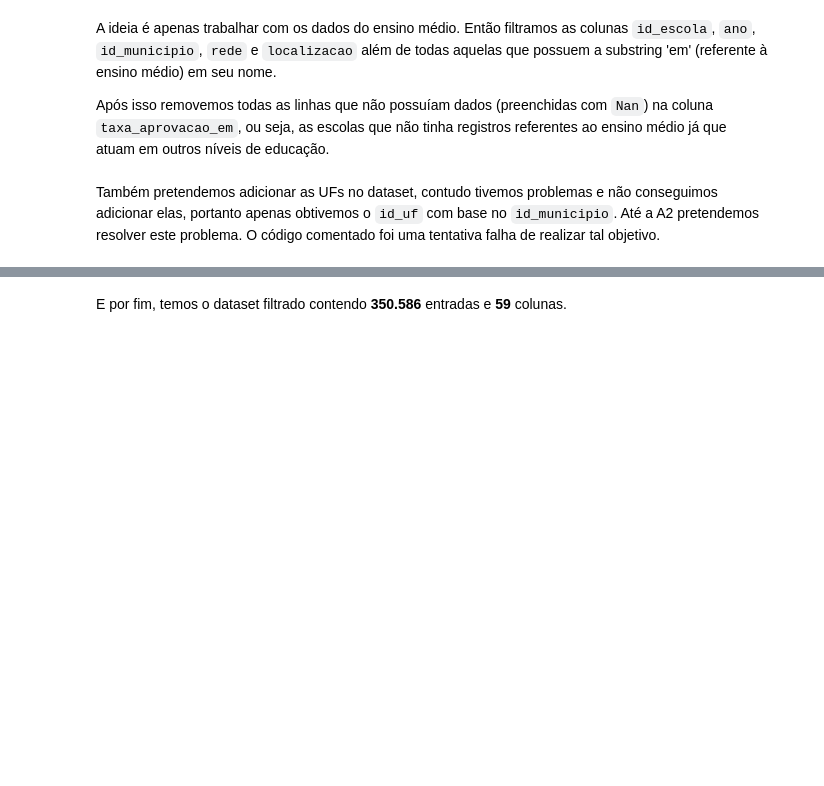
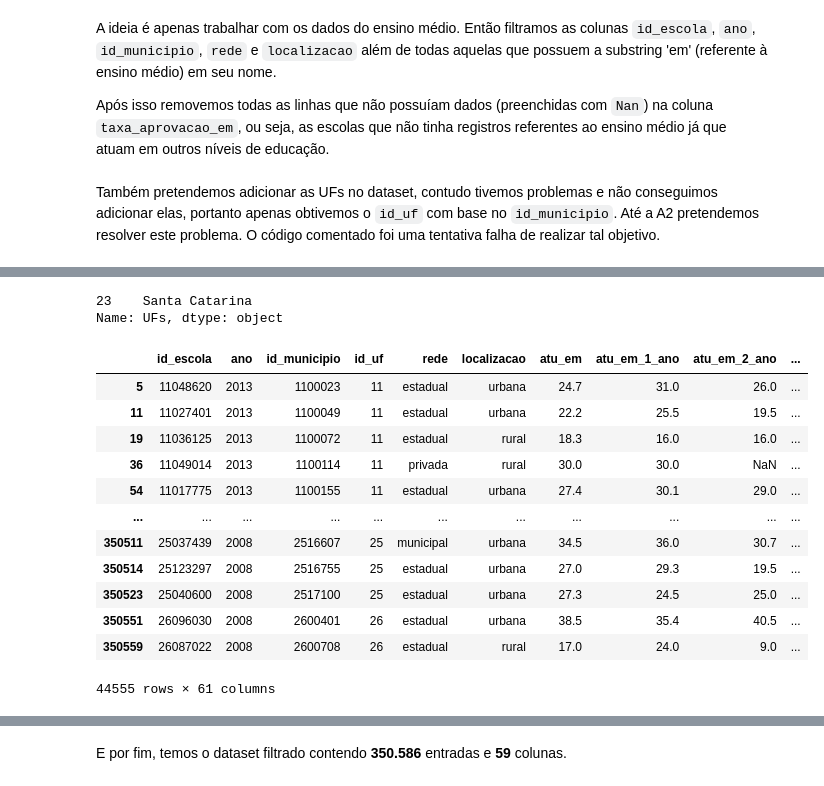
Before and after one commit to maisafraiz/projeto-amd, a Jupyter notebook: project.ipynb, the cells around one changed output, grey strips where cells are left out. Drawn from its saved outputs; the diff is of its cells as text; code cells hidden in the pictures; blank space fills up the shorter version.

```diff
--- a/project.ipynb
+++ b/project.ipynb
@@ -231,3 +264,24 @@ df_escola_em.insert(3, "uf", ufs, True)
+# %%
+df_codigos_uf.query(f"Códigos == {int(str(row['id_municipio'])[0:2])}")['UFs']
+# %% [output]
+23    Santa Catarina
+Name: UFs, dtype: object
+# %%
+pd.concat([df_escola_em, ufs], axis=1, join='inner')
+# %% [output]
+|  | id_escola | ano | id_municipio | id_uf | rede | localizacao | atu_em | atu_em_1_ano | atu_em_2_ano | ... |
+| 5 | 11048620 | 2013 | 1100023 | 11 | estadual | urbana | 24.7 | 31.0 | 26.0 | ... |
+| 11 | 11027401 | 2013 | 1100049 | 11 | estadual | urbana | 22.2 | 25.5 | 19.5 | ... |
+| 19 | 11036125 | 2013 | 1100072 | 11 | estadual | rural | 18.3 | 16.0 | 16.0 | ... |
+| 36 | 11049014 | 2013 | 1100114 | 11 | privada | rural | 30.0 | 30.0 | NaN | ... |
+| 54 | 11017775 | 2013 | 1100155 | 11 | estadual | urbana | 27.4 | 30.1 | 29.0 | ... |
+| ... | ... | ... | ... | ... | ... | ... | ... | ... | ... | ... |
+| 350511 | 25037439 | 2008 | 2516607 | 25 | municipal | urbana | 34.5 | 36.0 | 30.7 | ... |
+| 350514 | 25123297 | 2008 | 2516755 | 25 | estadual | urbana | 27.0 | 29.3 | 19.5 | ... |
+| 350523 | 25040600 | 2008 | 2517100 | 25 | estadual | urbana | 27.3 | 24.5 | 25.0 | ... |
+| 350551 | 26096030 | 2008 | 2600401 | 26 | estadual | urbana | 38.5 | 35.4 | 40.5 | ... |
+| 350559 | 26087022 | 2008 | 2600708 | 26 | estadual | rural | 17.0 | 24.0 | 9.0 | ... |
+44555 rows × 61 columns
 # %%
 df_escola_em.info(show_counts=True)
 df_escola_em.head(10)
```
Also changed, not shown: parts of 12 cells of this notebook.
